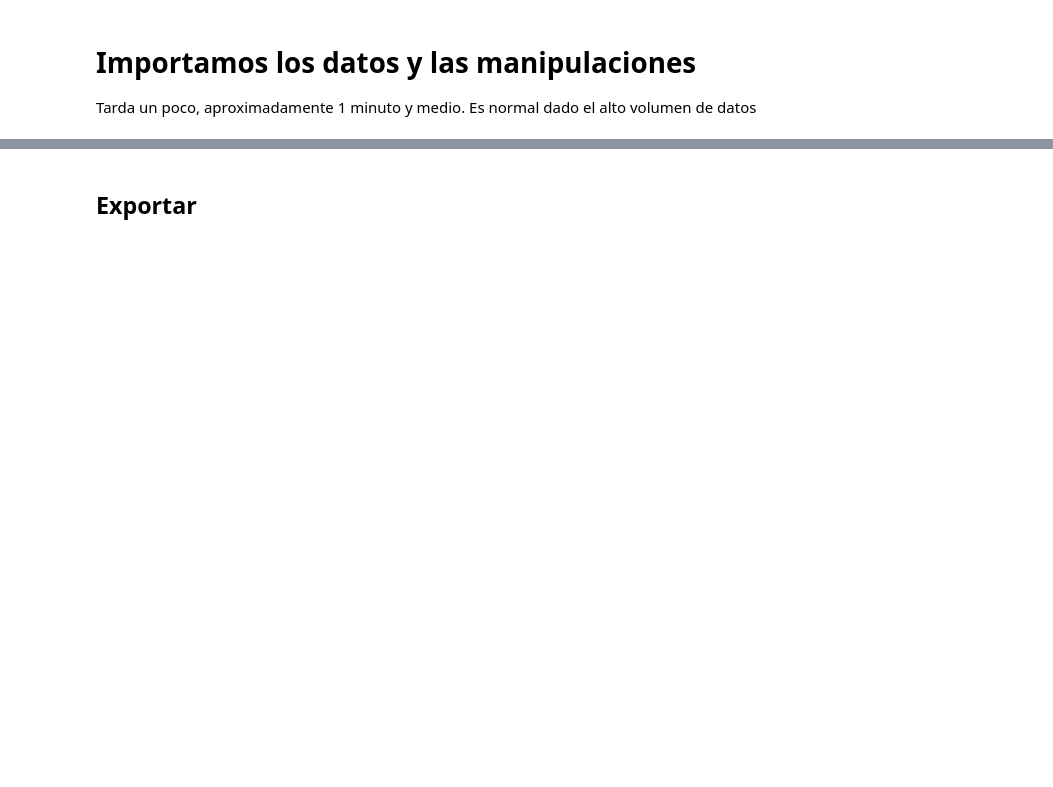
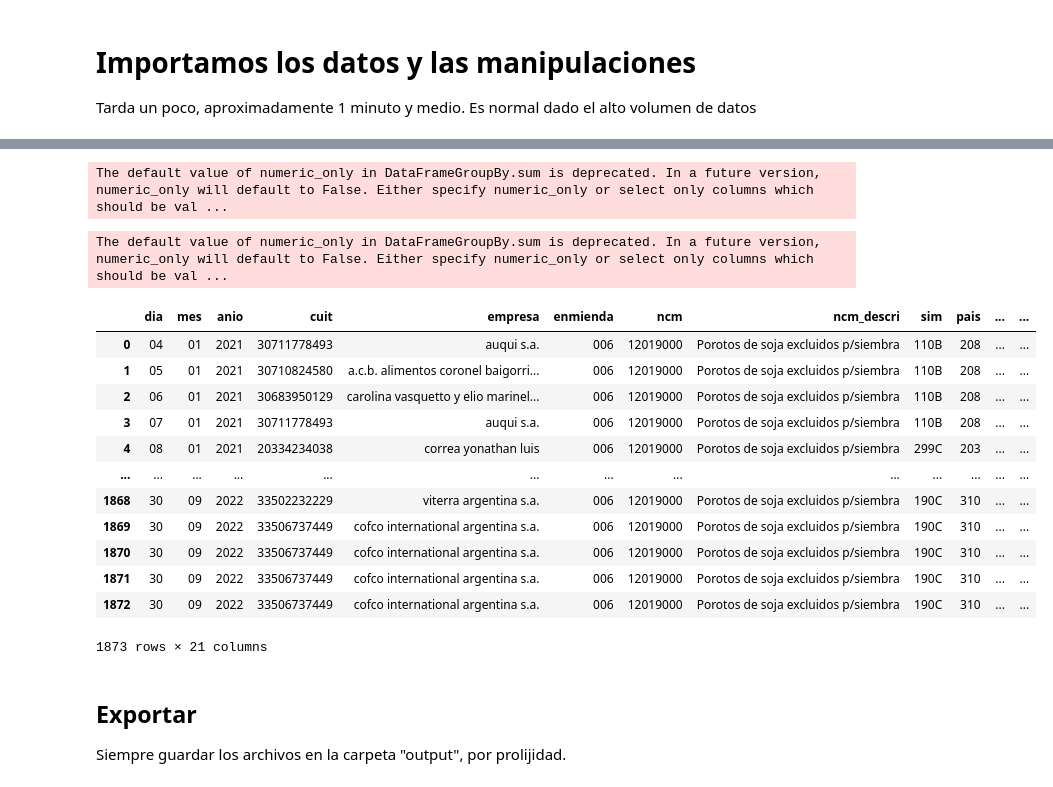
Before and after one commit to MartinBasualdo0/Misinvoicing, a Jupyter notebook: aplicacion.ipynb, the cells around one changed output, grey strips where cells are left out. Cells and saved outputs as stored; diff of their text form; code cells hidden in the pictures; blank space fills up the shorter version.

```diff
--- a/aplicacion.ipynb
+++ b/aplicacion.ipynb
@@ -37,8 +55,30 @@ comercio.precio_boxplot_capitalizado(df=comercio.df_producto,
-# %% [markdown]
-## Exportar
 # %%
-# comercio.precio_boxplot_capitalizado(df=comercio.df_producto,
-#                                  ncm=12019000,
-#                                  sim='default',
-#                                  n_paises='default',
-#                                  max_range=None).write_html('output/prueba')
+comercio.precio_boxplot_capitalizado(df=comercio.df_producto,
+                                 ncm=38260000,
+                                 sim='default',
+                                 n_paises='default',
+                                 max_range=3000
+                                 )
+# %% [output]
+The default value of numeric_only in DataFrameGroupBy.sum is deprecated. In a future version, numeric_only will default to False. Either specify numeric_only or select only columns which should be val ...
+# %%
+#Para ver la tabla con todos los datos, despues se exporta a un excel para verlo mejor, y manipularlo
+comercio.sim_filtro(df=comercio.df_producto,ncm=12019000,sim='default',pais='default')
+# %% [output]
+The default value of numeric_only in DataFrameGroupBy.sum is deprecated. In a future version, numeric_only will default to False. Either specify numeric_only or select only columns which should be val ...
+|  | dia | mes | anio | cuit | empresa | enmienda | ncm | ncm_descri | sim | pais | ... | ... |
+| 0 | 04 | 01 | 2021 | 30711778493 | auqui s.a. | 006 | 12019000 | Porotos de soja excluidos p/siembra | 110B | 208 | ... | ... |
+| 1 | 05 | 01 | 2021 | 30710824580 | a.c.b. alimentos coronel baigorri... | 006 | 12019000 | Porotos de soja excluidos p/siembra | 110B | 208 | ... | ... |
+| 2 | 06 | 01 | 2021 | 30683950129 | carolina vasquetto y elio marinel... | 006 | 12019000 | Porotos de soja excluidos p/siembra | 110B | 208 | ... | ... |
+| 3 | 07 | 01 | 2021 | 30711778493 | auqui s.a. | 006 | 12019000 | Porotos de soja excluidos p/siembra | 110B | 208 | ... | ... |
+| 4 | 08 | 01 | 2021 | 20334234038 | correa yonathan luis | 006 | 12019000 | Porotos de soja excluidos p/siembra | 299C | 203 | ... | ... |
+| ... | ... | ... | ... | ... | ... | ... | ... | ... | ... | ... | ... | ... |
+| 1868 | 30 | 09 | 2022 | 33502232229 | viterra argentina s.a. | 006 | 12019000 | Porotos de soja excluidos p/siembra | 190C | 310 | ... | ... |
+| 1869 | 30 | 09 | 2022 | 33506737449 | cofco international argentina s.a. | 006 | 12019000 | Porotos de soja excluidos p/siembra | 190C | 310 | ... | ... |
+| 1870 | 30 | 09 | 2022 | 33506737449 | cofco international argentina s.a. | 006 | 12019000 | Porotos de soja excluidos p/siembra | 190C | 310 | ... | ... |
+| 1871 | 30 | 09 | 2022 | 33506737449 | cofco international argentina s.a. | 006 | 12019000 | Porotos de soja excluidos p/siembra | 190C | 310 | ... | ... |
+| 1872 | 30 | 09 | 2022 | 33506737449 | cofco international argentina s.a. | 006 | 12019000 | Porotos de soja excluidos p/siembra | 190C | 310 | ... | ... |
+1873 rows × 21 columns
+# %% [markdown]
+## Exportar
+Siempre guardar los archivos en la carpeta "output", por prolijidad.
```
Also changed, not shown: parts of 9 cells of this notebook, 11 other files.
